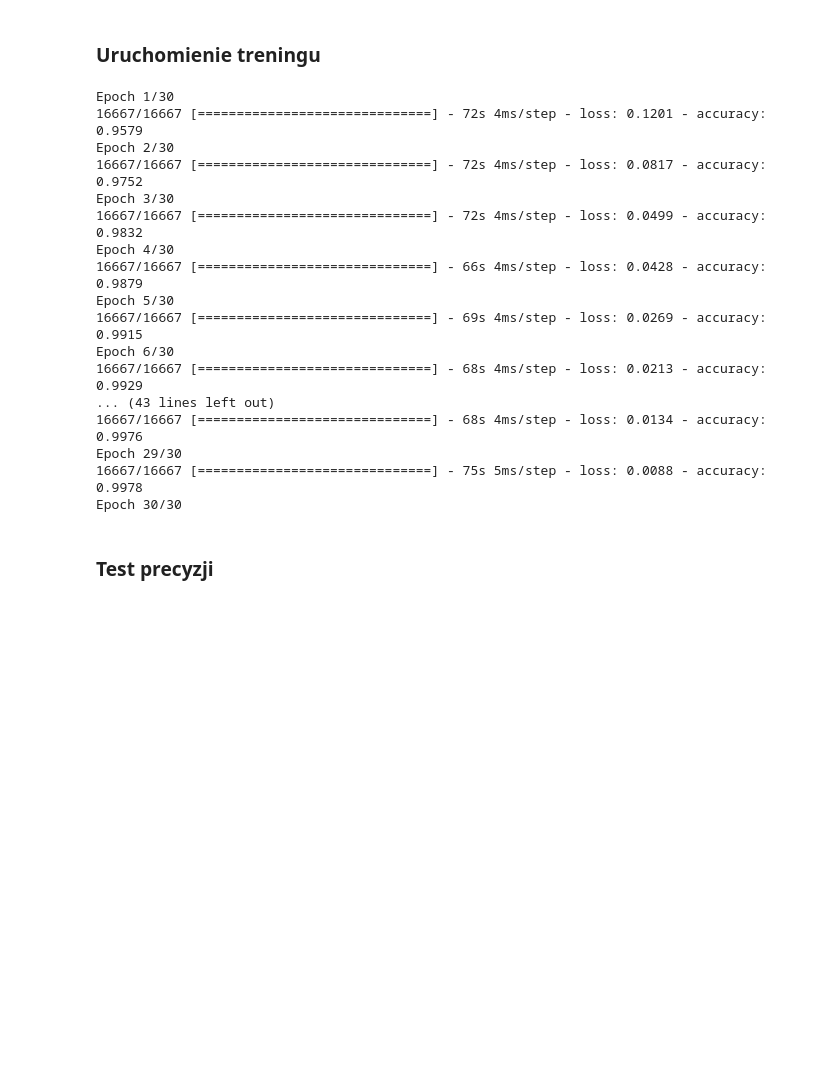
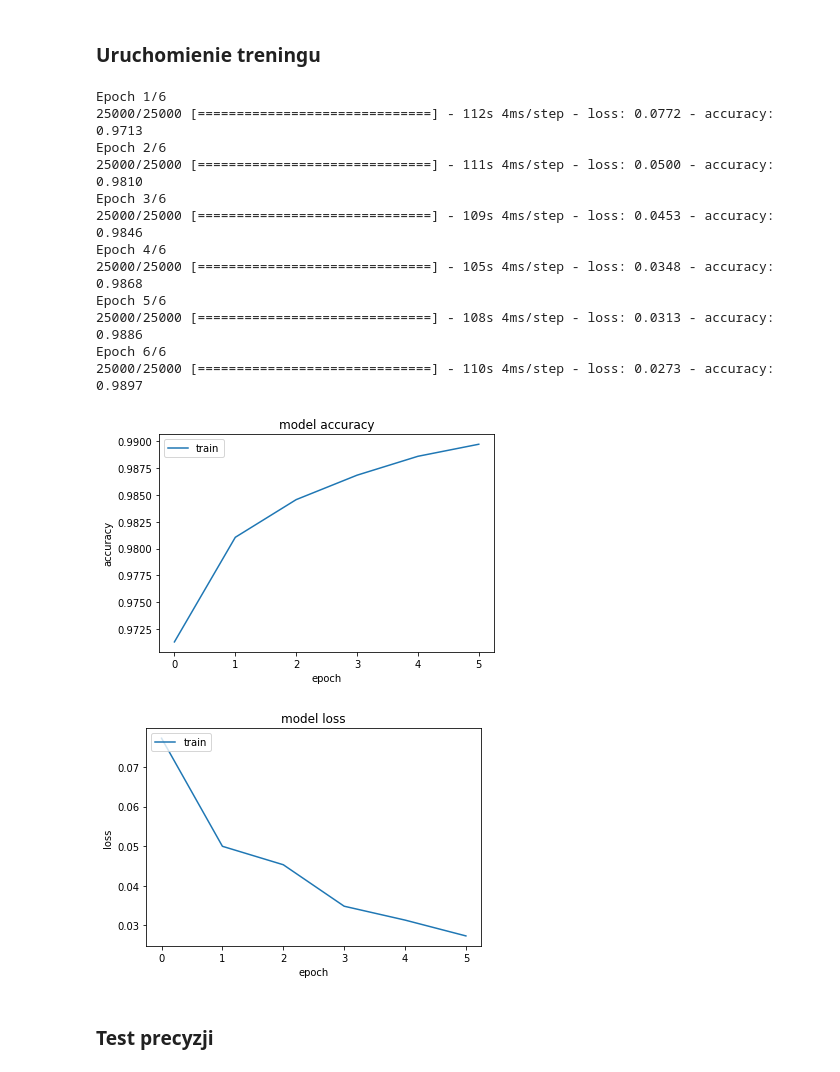
Before and after one commit to Kamczii/Language-recognition-AI, a Jupyter notebook: build_trigrams_model.ipynb, the cells around one changed output. Saved outputs shown, nothing was run; the diff lists cells and outputs as text; code cells hidden in the pictures; blank space fills up the shorter version.

Commit message:
Trigrams model and words model.

```diff
--- a/build_trigrams_model.ipynb
+++ b/build_trigrams_model.ipynb
@@ -53,31 +63,65 @@ tf.config.list_physical_devices()
  PhysicalDevice(name='/physical_device:GPU:0', device_type='GPU')]
 # %% [markdown]
 ### Uruchomienie treningu
+# %%
+from tensorflow.keras.utils import Sequence
+class DataGenerator(Sequence):
+    def __init__(self, x_set, y_set, batch_size):
+        self.x, self.y = x_set, y_set
+        self.batch_size = batch_size
+
+    def __len__(self):
+        return int(np.ceil(len(self.x) / float(self.batch_size)))
+
+    def __getitem__(self, idx):
+        batch_x = self.x[idx * self.batch_size:(idx + 1) * self.batch_size]
+        batch_y = self.y[idx * self.batch_size:(idx + 1) * self.batch_size]
+        return batch_x, batch_y
 # %%
 # Z użyciem gpu
 #with tf.device('/GPU:0'):
-#    model.fit(X_train, y_train, epochs=25, batch_size=6)
 
-# Bez użycia gpu
-model.fit(x, y, epochs=30, batch_size=6)
+
+# Sample - jeden wiersz danych wejściowych - jeden przykład.
+# Batch - po ilu samplach, które przeszły przez sieć zaktualizować wagi.
+# Batch Gradient Descent. Batch Size = Size of Training Set
+# Stochastic Gradient Descent. Batch Size = 1
+# Mini-Batch Gradient Descent. 1 < Batch Size < Size of Training Set
+# Epoch - ile razy cały training set przeszedł przez sieć.
+# Learning rate - jak szybko funkcja kosztu schodzi do minimum
+train_gen = DataGenerator(X_train, y_train, 32)
+length = int(len(X_train)/2)
+history = model.fit(train_gen, epochs=6, batch_size=6)
 # %% [output]
-Epoch 1/30
-16667/16667 [==============================] - 72s 4ms/step - loss: 0.1201 - accuracy: 0.9579
-Epoch 2/30
-16667/16667 [==============================] - 72s 4ms/step - loss: 0.0817 - accuracy: 0.9752
-Epoch 3/30
-16667/16667 [==============================] - 72s 4ms/step - loss: 0.0499 - accuracy: 0.9832
-Epoch 4/30
-16667/16667 [==============================] - 66s 4ms/step - loss: 0.0428 - accuracy: 0.9879
-Epoch 5/30
-16667/16667 [==============================] - 69s 4ms/step - loss: 0.0269 - accuracy: 0.9915
-Epoch 6/30
-16667/16667 [==============================] - 68s 4ms/step - loss: 0.0213 - accuracy: 0.9929
-... (43 lines left out)
-16667/16667 [==============================] - 68s 4ms/step - loss: 0.0134 - accuracy: 0.9976
-Epoch 29/30
-16667/16667 [==============================] - 75s 5ms/step - loss: 0.0088 - accuracy: 0.9978
-Epoch 30/30
+Epoch 1/6
+25000/25000 [==============================] - 112s 4ms/step - loss: 0.0772 - accuracy: 0.9713
+Epoch 2/6
+25000/25000 [==============================] - 111s 4ms/step - loss: 0.0500 - accuracy: 0.9810
+Epoch 3/6
+25000/25000 [==============================] - 109s 4ms/step - loss: 0.0453 - accuracy: 0.9846
+Epoch 4/6
+25000/25000 [==============================] - 105s 4ms/step - loss: 0.0348 - accuracy: 0.9868
+Epoch 5/6
+25000/25000 [==============================] - 108s 4ms/step - loss: 0.0313 - accuracy: 0.9886
+Epoch 6/6
+25000/25000 [==============================] - 110s 4ms/step - loss: 0.0273 - accuracy: 0.9897
+# %%
+plt.plot(history.history['accuracy'])
+plt.title('model accuracy')
+plt.ylabel('accuracy')
+plt.xlabel('epoch')
+plt.legend(['train', 'validation'], loc='upper left')
+plt.show()
+# "Loss"
+plt.plot(history.history['loss'])
+plt.title('model loss')
+plt.ylabel('loss')
+plt.xlabel('epoch')
+plt.legend(['train', 'validation'], loc='upper left')
+plt.show()
+# %% [output]
+[figure, added]
+[figure, added]
 # %% [markdown]
 ### Test precyzji
 # %%
```
Also changed, not shown: parts of 4 cells of this notebook, 19 other files.
